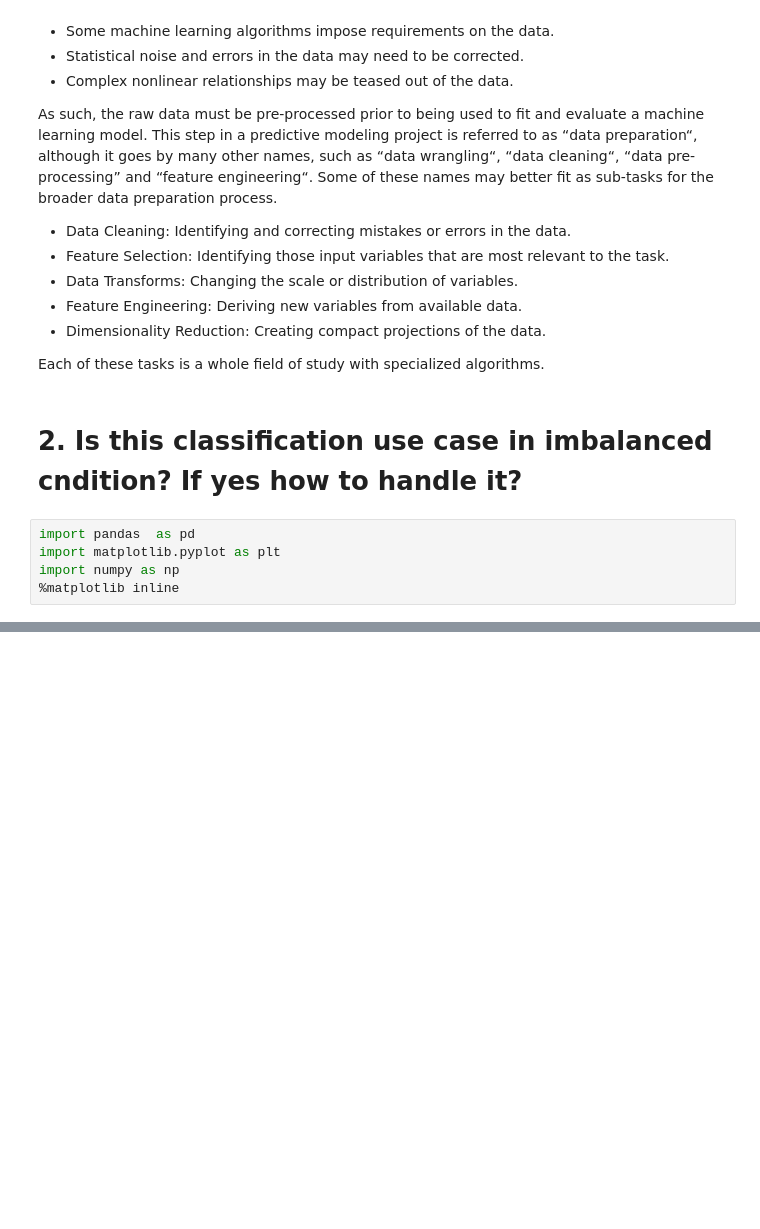
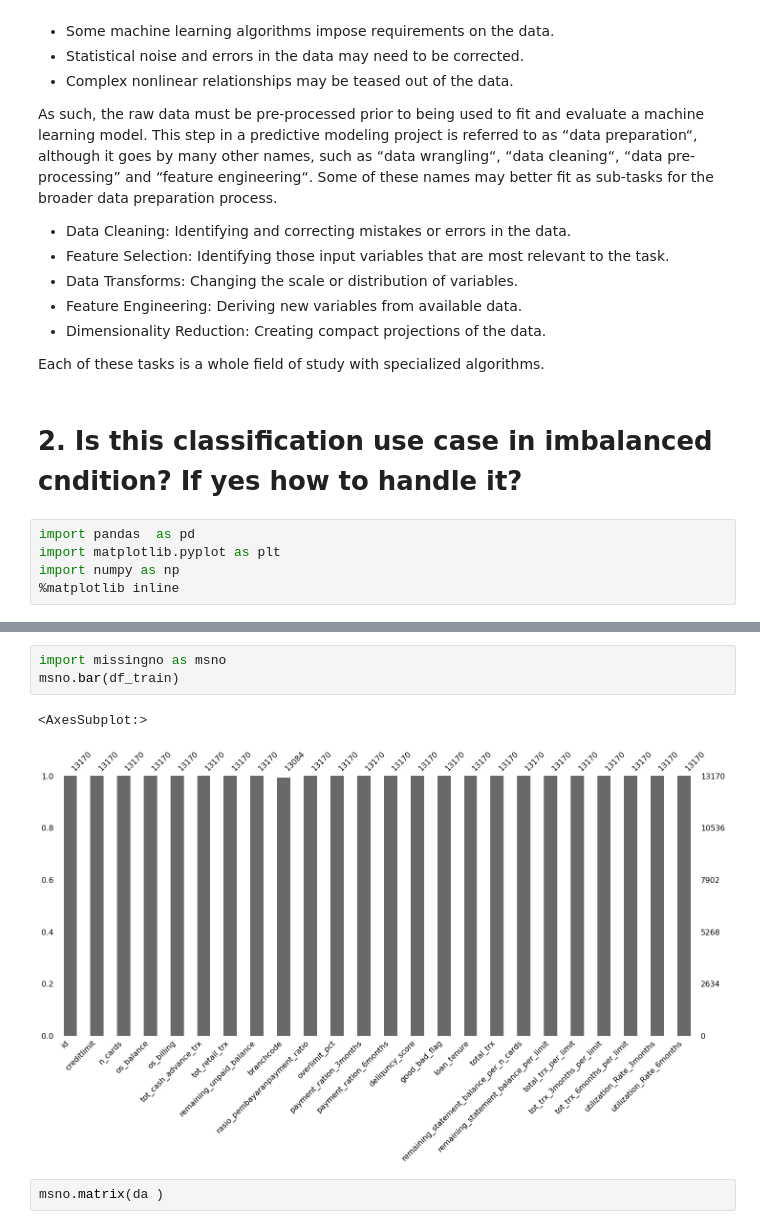
Before and after one commit to uannabi/CreditPridiction, a Jupyter notebook: CreditPrediction.ipynb, the cells around one changed output, grey strips where cells are left out. Drawn from its saved outputs; the diff is of its cells as text; blank space fills up the shorter version.

```diff
--- a/CreditPrediction.ipynb
+++ b/CreditPrediction.ipynb
@@ -66,0 +92,8 @@ Name: good_bad_flag, dtype: float64
+# %%
+import missingno as msno
+msno.bar(df_train)
+# %% [output]
+<AxesSubplot:>
+[figure, added]
+# %%
+msno.matrix(da )
```
Also changed, not shown: parts of 3 cells of this notebook.
